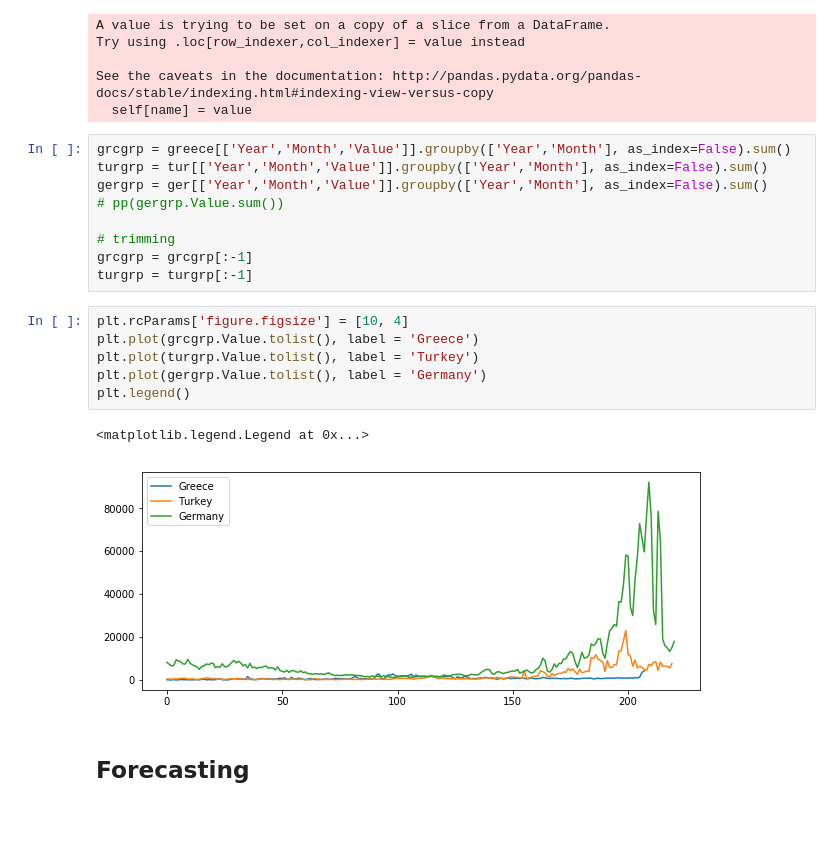
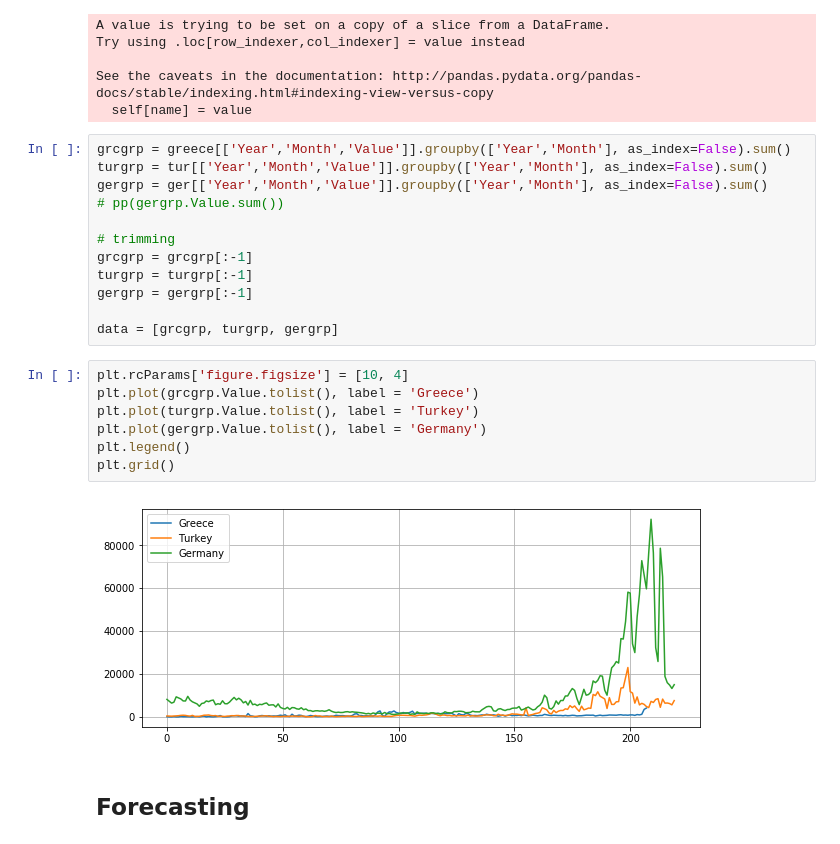
Before and after one commit to RaviShivam/BootlegForPeace, a Jupyter notebook: hfg_eda.ipynb, the cells around one changed output. Cells and saved outputs as stored; diff of their text form; blank space fills up the shorter version.

```diff
--- a/hfg_eda.ipynb
+++ b/hfg_eda.ipynb
@@ -132,15 +166,18 @@ gergrp = ger[['Year','Month','Value']].groupby(['Year','Month'], as_index=False)
 # trimming
 grcgrp = grcgrp[:-1]
 turgrp = turgrp[:-1]
+gergrp = gergrp[:-1]
+
+data = [grcgrp, turgrp, gergrp]
 # %%
 plt.rcParams['figure.figsize'] = [10, 4]
 plt.plot(grcgrp.Value.tolist(), label = 'Greece')
 plt.plot(turgrp.Value.tolist(), label = 'Turkey')
 plt.plot(gergrp.Value.tolist(), label = 'Germany')
 plt.legend()
+plt.grid()
 # %% [output]
-<matplotlib.legend.Legend at 0x...>
-[figure, old version]
+[figure, new version]
 # %% [markdown]
 ## Forecasting
 # %%
```
Also changed, not shown: parts of 6 cells of this notebook.
